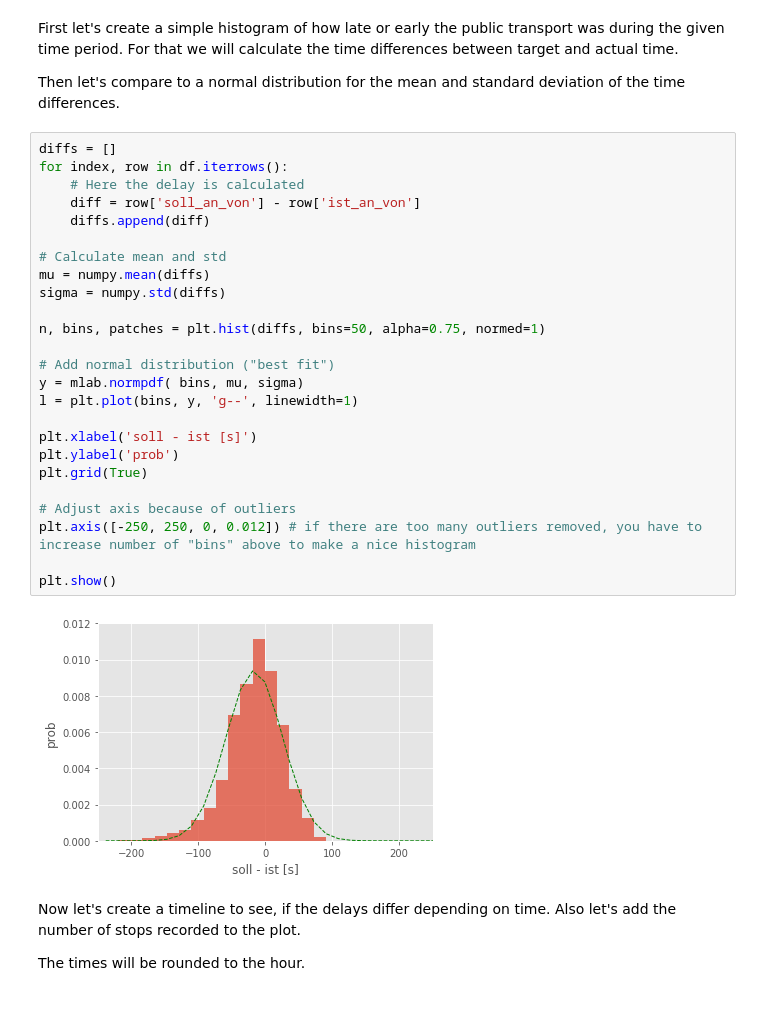
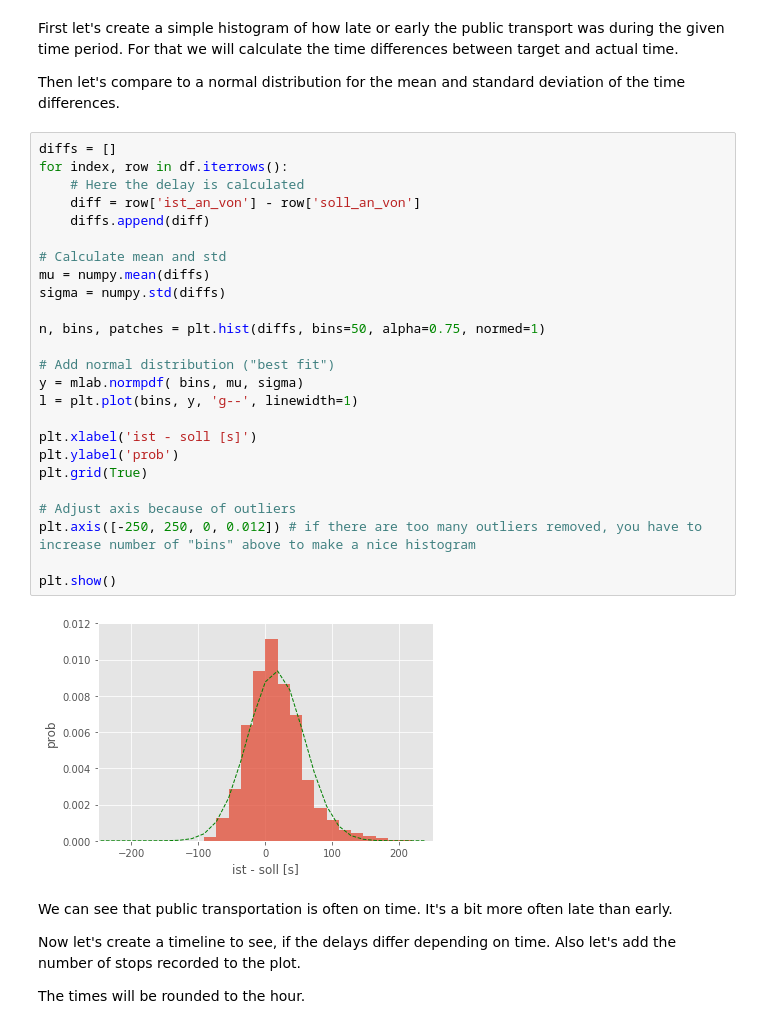
Before and after one commit to fdelia/VBZ-Fahrzeiten, a Jupyter notebook: VBZ Fahrzeiten im SOLL-IST-Vergleich.ipynb, the cells around one changed output. Drawn from its saved outputs; the diff is of its cells as text.

```diff
--- a/VBZ Fahrzeiten im SOLL-IST-Vergleich.ipynb
+++ b/VBZ Fahrzeiten im SOLL-IST-Vergleich.ipynb
@@ -26,31 +28,33 @@ Then let's compare to a normal distribution for the mean and standard deviation
 # %%
 diffs = []
 for index, row in df.iterrows():
     # Here the delay is calculated
-    diff = row['soll_an_von'] - row['ist_an_von']
+    diff = row['ist_an_von'] - row['soll_an_von']
     diffs.append(diff)
 
 # Calculate mean and std
 mu = numpy.mean(diffs)
 sigma = numpy.std(diffs)
 
 n, bins, patches = plt.hist(diffs, bins=50, alpha=0.75, normed=1)
 
 # Add normal distribution ("best fit")
 y = mlab.normpdf( bins, mu, sigma)
 l = plt.plot(bins, y, 'g--', linewidth=1)
 
-plt.xlabel('soll - ist [s]')
+plt.xlabel('ist - soll [s]')
 plt.ylabel('prob')
 plt.grid(True)
 
 # Adjust axis because of outliers
 plt.axis([-250, 250, 0, 0.012]) # if there are too many outliers removed, you have to increase number of "bins" above to make a nice histogram
 
 plt.show()
 # %% [output]
-[figure, old version]
+[figure, new version]
 # %% [markdown]
+We can see that public transportation is often on time. It's a bit more often late than early.
+
 Now let's create a timeline to see, if the delays differ depending on time. Also let's add the number of stops recorded to the plot.
 
 The times will be rounded to the hour.
```
Also changed, not shown: parts of 7 cells of this notebook.
